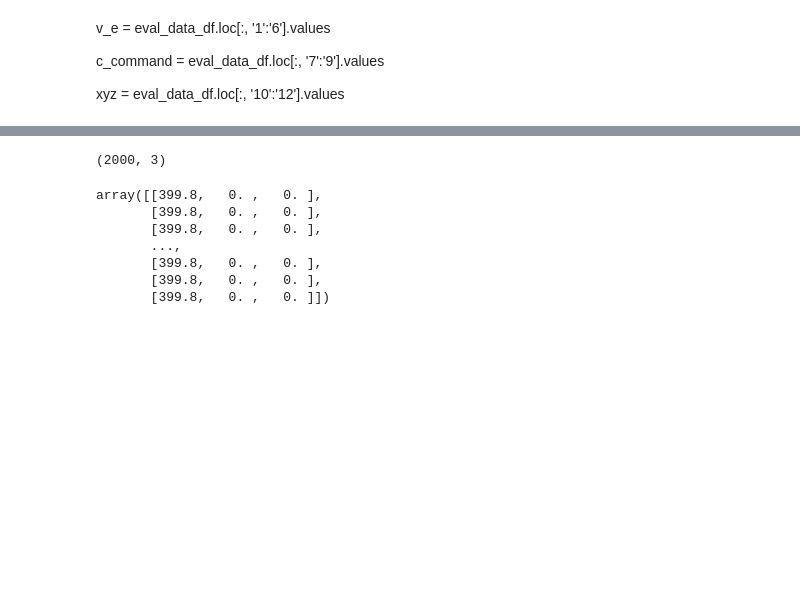
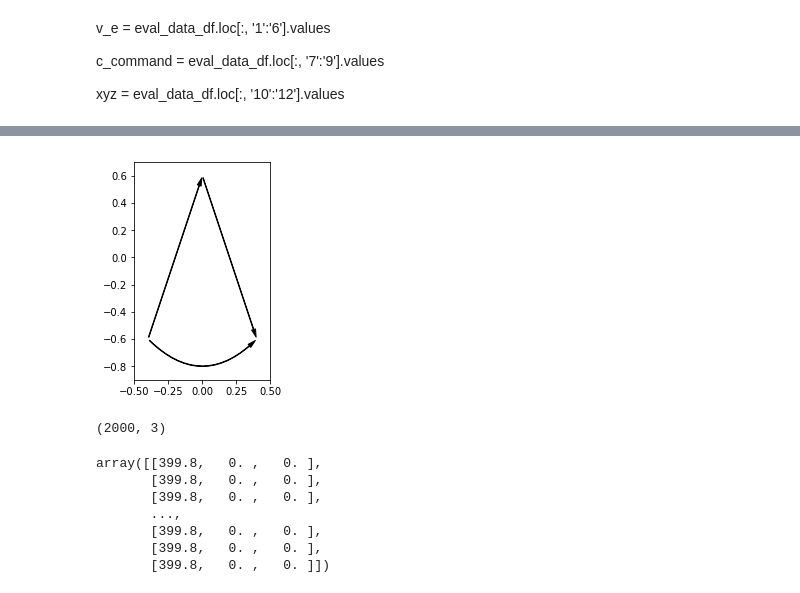
Before and after one commit to Jerryxiaoyu/pytorch-a2c-ppo-acktr-gail, a Jupyter notebook: eval/results_any/F3_turning/viz_f3.ipynb, the cells around one changed output, grey strips where cells are left out. Cells and saved outputs as stored; diff of their text form; code cells hidden in the pictures; blank space fills up the shorter version.

```diff
--- a/eval/results_any/F3_turning/viz_f3.ipynb
+++ b/eval/results_any/F3_turning/viz_f3.ipynb
@@ -132,3 +235,22 @@ plt.show()
+# %%
+
+
+plt.axes().set_xlim(-.5,0.5)
+plt.axes().set_ylim(-0.9,0.7)
+plt.axes().set_aspect(1)
+
+style="Simple,tail_width=0.5,head_width=4,head_length=8"
+kw = dict(arrowstyle=style, color="k")
+
+a1 = patches.FancyArrowPatch((-0.4,-0.6), (0,0.6),**kw )
+a2 = patches.FancyArrowPatch((0,0.6), (0.4,-0.6),**kw)
+a3 = patches.FancyArrowPatch((-0.4,-0.6), (0.4,-0.6),connectionstyle="arc3,rad=.5", **kw)
+
+for a in [a1,a2,a3]:
+    plt.gca().add_patch(a)
+plt.show()
+# %% [output]
+[figure, added]
 # %%
 com  = pd.read_csv('eval/com_s1.csv')
 command =np.array(com)
```
Also changed, not shown: parts of 11 cells of this notebook, 30 other files.
